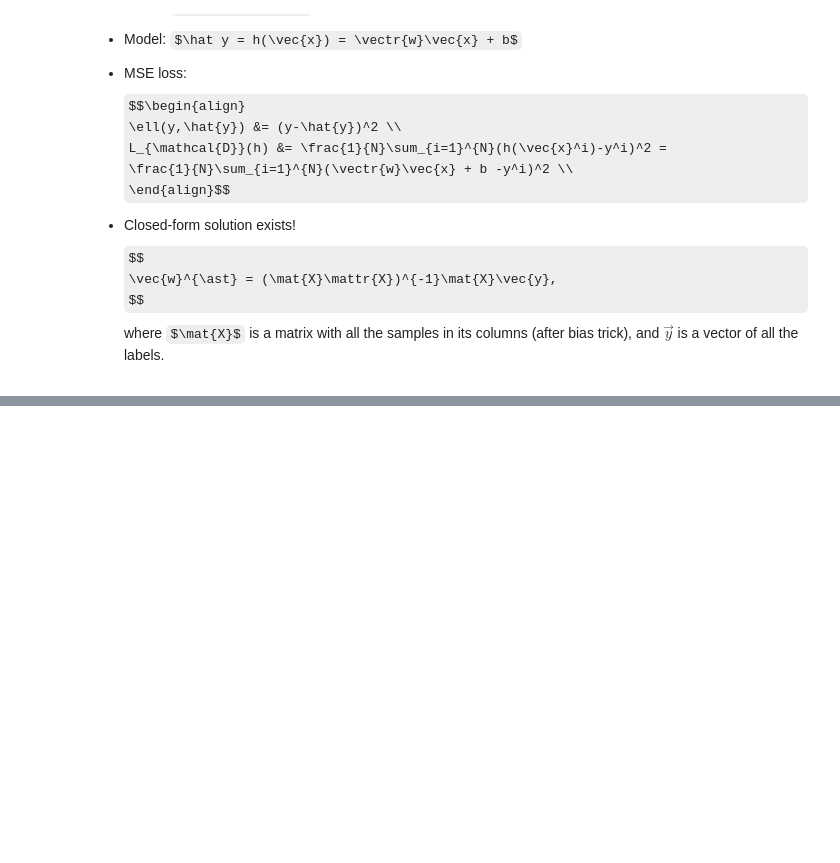
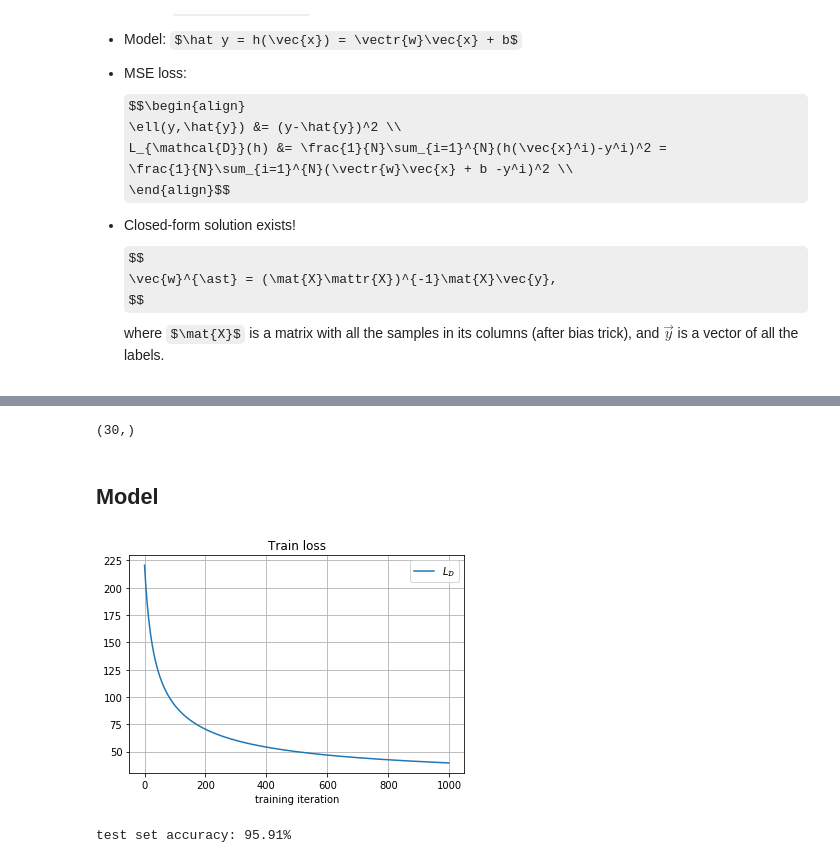
Before and after one commit to vistalab-technion/cs236781-tutorials, a Jupyter notebook: tutorial2/tutorial2-Logistic_Regression.ipynb, the cells around one changed output, grey strips where cells are left out. Cells and saved outputs as stored; diff of their text form; code cells hidden in the pictures; some formulas as TeX source; blank space fills up the shorter version.

```diff
--- a/tutorial2/tutorial2-Logistic_Regression.ipynb
+++ b/tutorial2/tutorial2-Logistic_Regression.ipynb
@@ -117,0 +135,20 @@ plt.grid(True); plt.xlabel('z'); plt.legend();
+# %%
+import sklearn.datasets
+
+ds_cancer = sklearn.datasets.load_breast_cancer()
+
+feature_names = ds_cancer.feature_names
+target_names = ds_cancer.target_names
+n_features = len(feature_names)
+X, y = ds_cancer.data, ds_cancer.target
+y_names = np.full_like(y, target_names[0].upper(), dtype=target_names.dtype)
+y_names[y==1] = target_names[1].upper()
+n_samples = len(y)
+
+print(f'X: {X.shape}')
+print(f'y: {y.shape}')
+
+# Load into a pandas dataframe and show some samples
+df_cancer = pd.DataFrame(data=X, columns=ds_cancer.feature_names)
+df_cancer = df_cancer.assign(CLASS=y_names)
+df_cancer.iloc[100:110, 0::3]
@@ -117,0 +169,20 @@ plt.grid(True); plt.xlabel('z'); plt.legend();
+# %%
+# Train-test split
+from sklearn.model_selection import train_test_split
+
+X_train, X_test, y_train, y_test = train_test_split(X, y, test_size=0.3, random_state=42, stratify=y)
+# %%
+# Standardizing the features
+mu_X = np.mean(X_train, axis=0)
+sigma_X = np.std(X_train, axis=0)
+
+# Note1: each feature is standardized individually:
+print(mu_X.shape)
+
+# Note2: Test set must be transformed identically to training set
+X_train_sc = (X_train - mu_X) / sigma_X
+X_test_sc = (X_test - mu_X) / sigma_X
+# %% [output]
+(30,)
+# %% [markdown]
+## Model
@@ -117,0 +231,16 @@ plt.grid(True); plt.xlabel('z'); plt.legend();
+# %%
+# Fit the model to the training data
+lr_model = BinaryLogisticRegression(n_iter=1000, learn_rate=0.01)
+lr_model.fit(X_train_sc, y_train)
+
+plt.plot(lr_model.losses_, label='$L_{\mathcal{D}}$');
+plt.xlabel('training iteration'); plt.legend(); plt.grid(True); plt.title('Train loss');
+# %% [output]
+[figure, added]
+# %%
+# Predict on test data
+y_test_pred = lr_model.predict(X_test_sc)
+test_acc = np.sum(y_test_pred == y_test)/len(y_test)
+print(f'test set accuracy: {test_acc*100:.2f}%')
+# %% [output]
+test set accuracy: 95.91%
```
Also changed, not shown: parts of 8 cells of this notebook.
